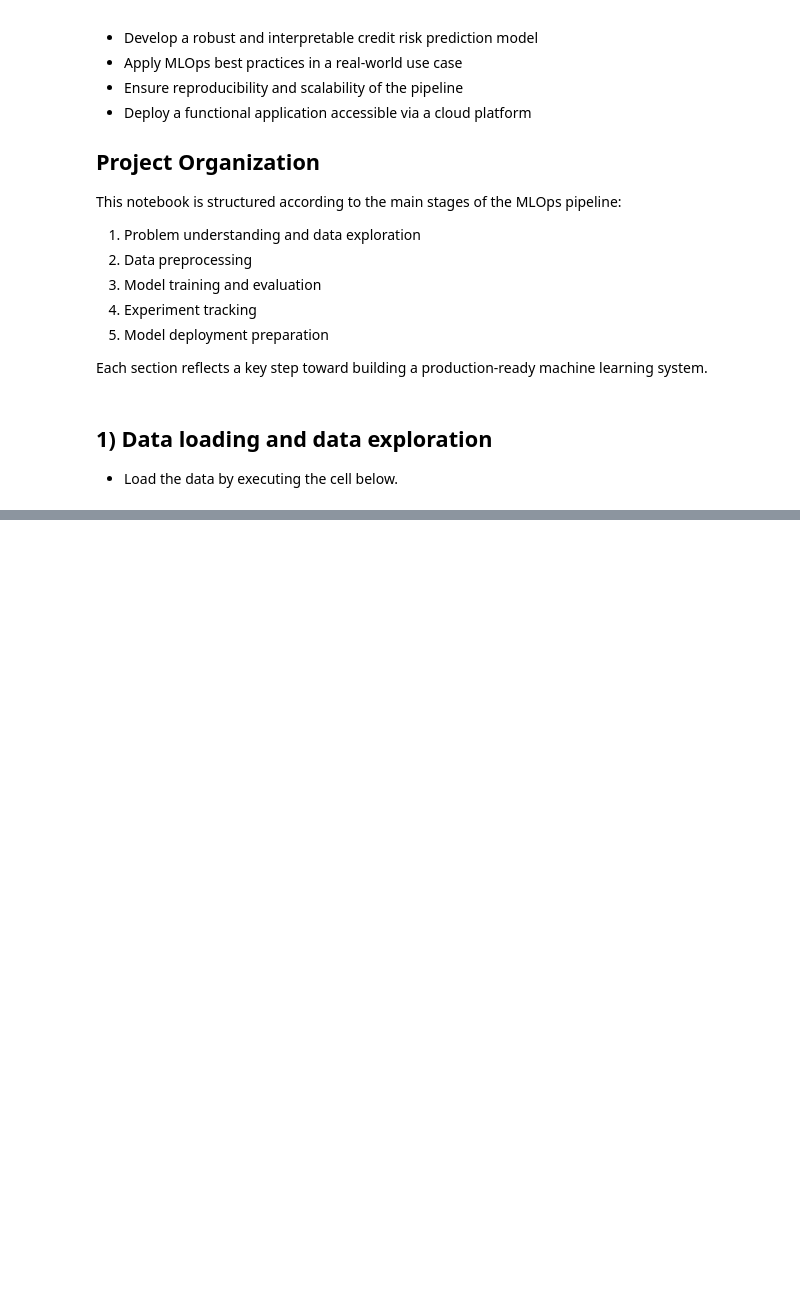
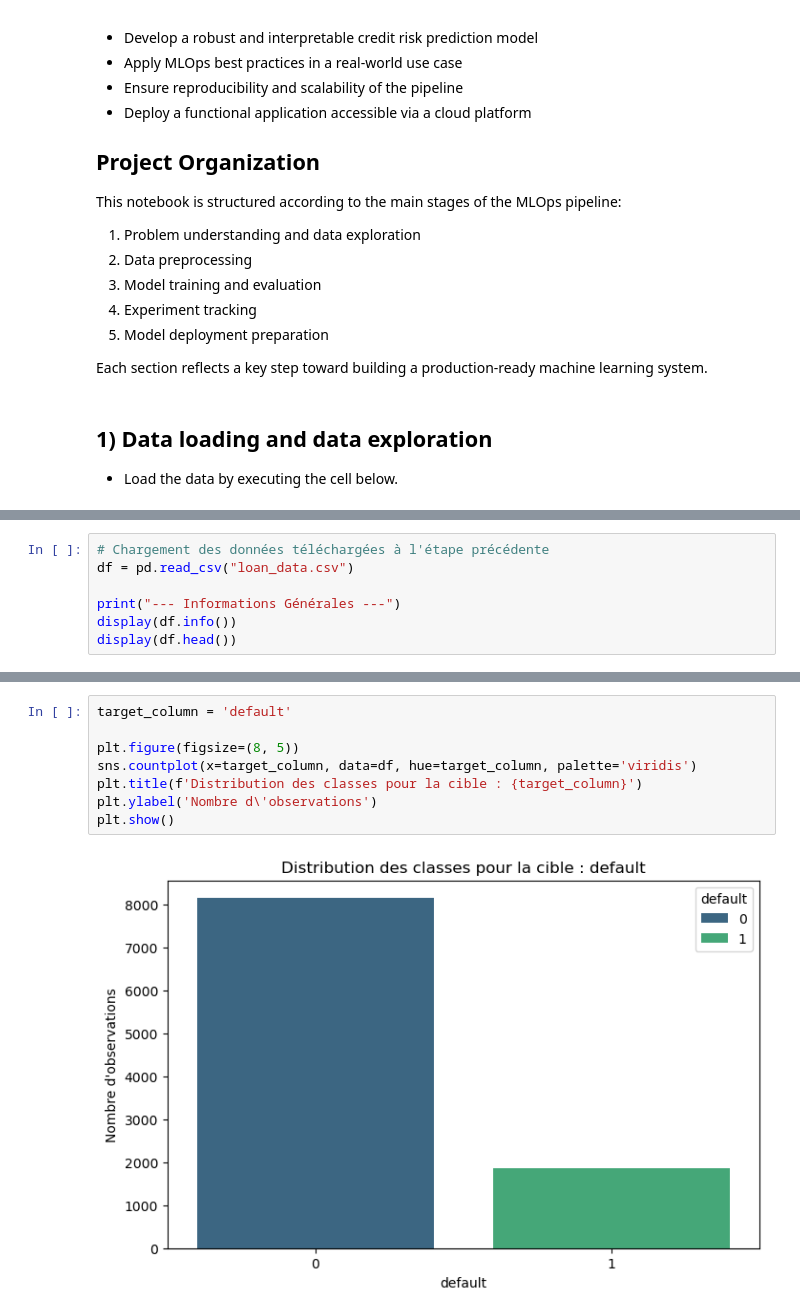
Before and after one commit to cmanell/MLOPS_project, a Jupyter notebook: MLOps_Project.ipynb, the cells around one changed output, grey strips where cells are left out. Drawn from its saved outputs; the diff is of its cells as text; blank space fills up the shorter version.

```diff
--- a/MLOps_Project.ipynb
+++ b/MLOps_Project.ipynb
@@ -80,0 +96,7 @@ Download completed: diabetes_prediction_dataset.csv
+# %%
+# Chargement des données téléchargées à l'étape précédente
+df = pd.read_csv("loan_data.csv")
+
+print("--- Informations Générales ---")
+display(df.info())
+display(df.head())
@@ -80,0 +143,10 @@ Download completed: diabetes_prediction_dataset.csv
+# %%
+target_column = 'default'
+
+plt.figure(figsize=(8, 5))
+sns.countplot(x=target_column, data=df, hue=target_column, palette='viridis')
+plt.title(f'Distribution des classes pour la cible : {target_column}')
+plt.ylabel('Nombre d\'observations')
+plt.show()
+# %% [output]
+[figure, added]
```
Also changed, not shown: parts of 11 cells of this notebook, 1 other file.
